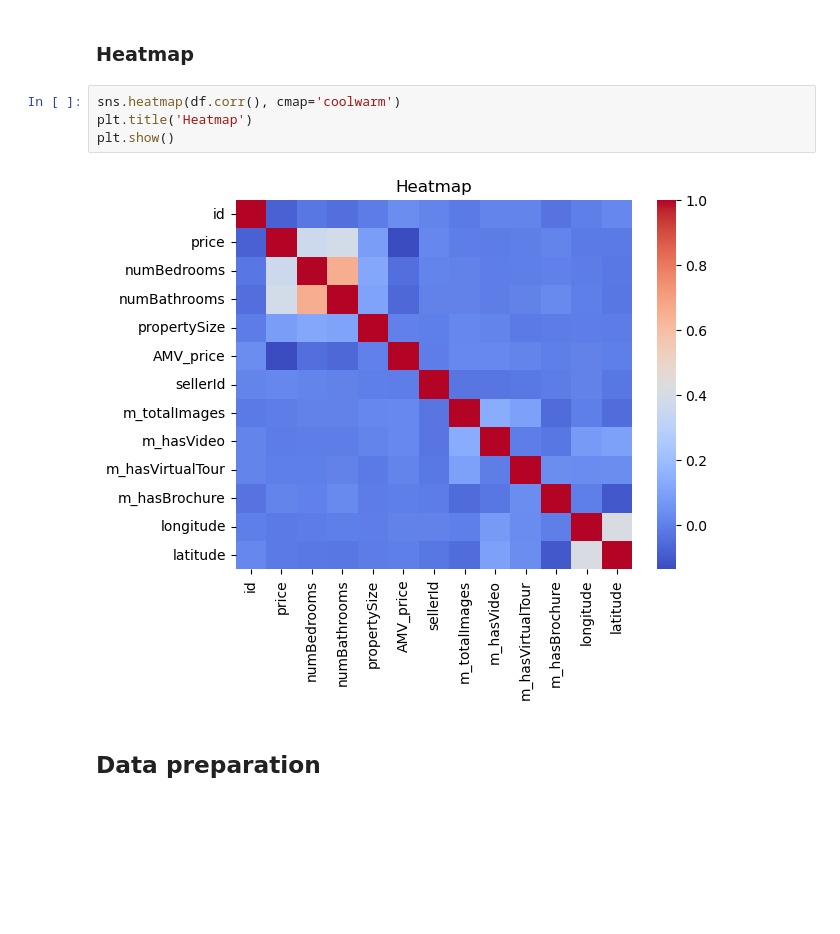
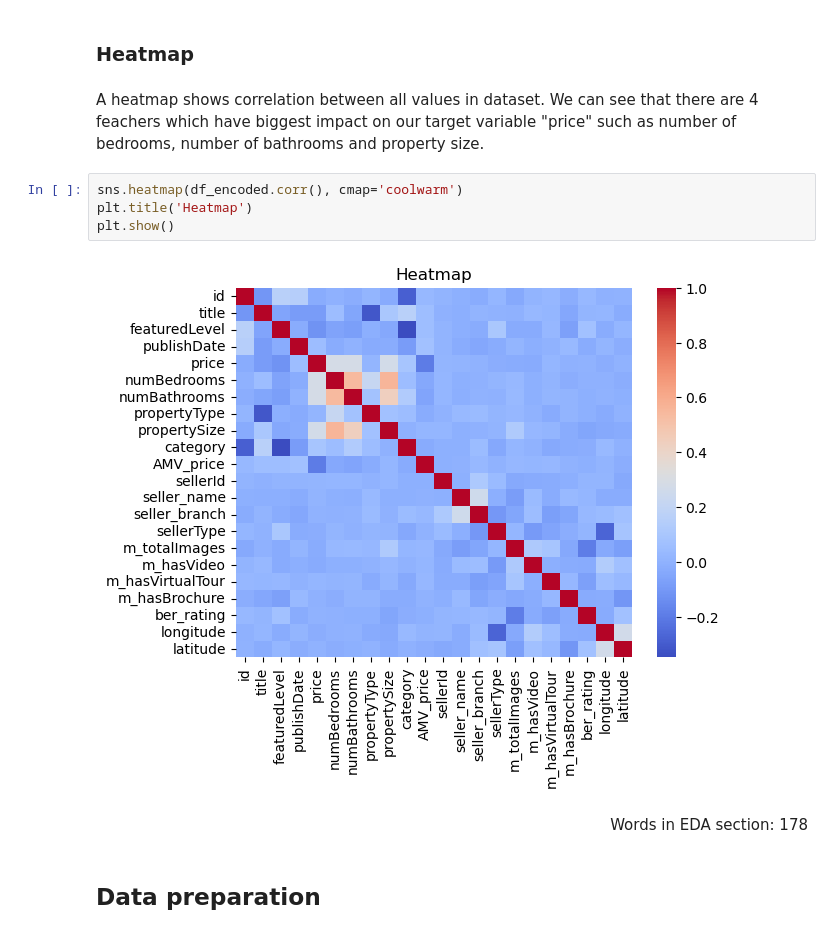
Before and after one commit to Ilia-Grishkin/Machine_learning, a Jupyter notebook: CA1_Machine_learning.ipynb, the cells around one changed output. Cells and saved outputs as stored; diff of their text form; blank space fills up the shorter version.

```diff
--- a/CA1_Machine_learning.ipynb
+++ b/CA1_Machine_learning.ipynb
@@ -330,12 +345,16 @@ plt.show()
 # %% [markdown]
 <a id="section10"></a>
 ### Heatmap
+# %% [markdown]
+A heatmap shows correlation between all values in dataset. We can see that there are 4 feachers which have biggest impact on our target variable "price" such as number of bedrooms, number of bathrooms and property size.
 # %%
-sns.heatmap(df.corr(), cmap='coolwarm')
+sns.heatmap(df_encoded.corr(), cmap='coolwarm')
 plt.title('Heatmap')
 plt.show()
 # %% [output]
-[figure, old version]
+[figure, new version]
+# %% [markdown]
+<p style="text-align: right;">Words in EDA section: 178 </p>
 # %% [markdown]
 <a id="section11"></a>
 ## Data preparation
```
Also changed, not shown: parts of 94 cells of this notebook.
